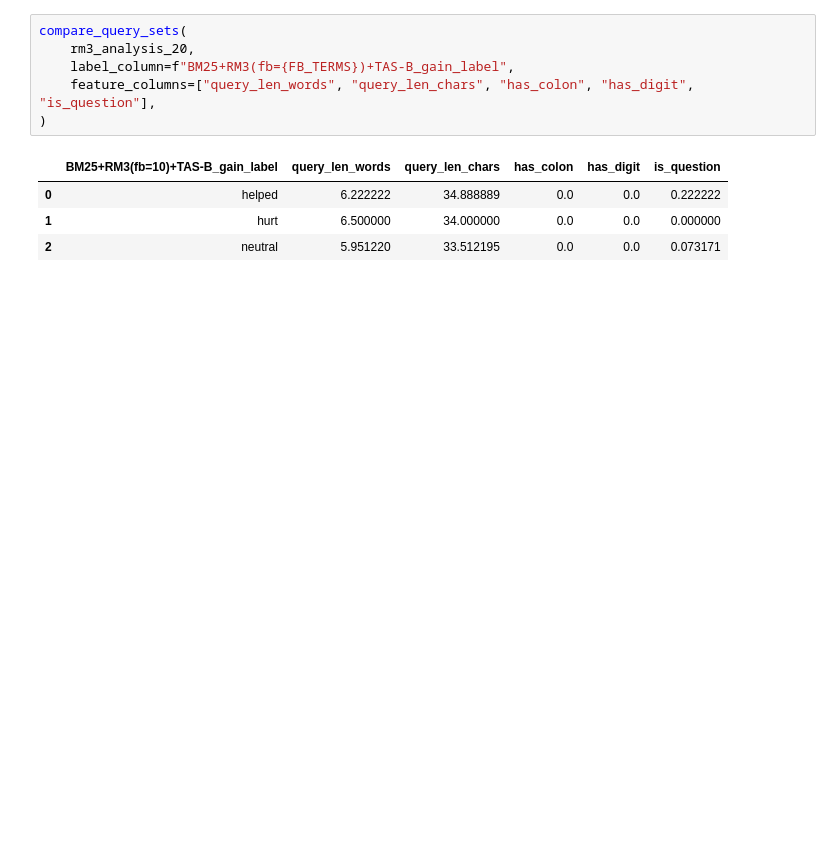
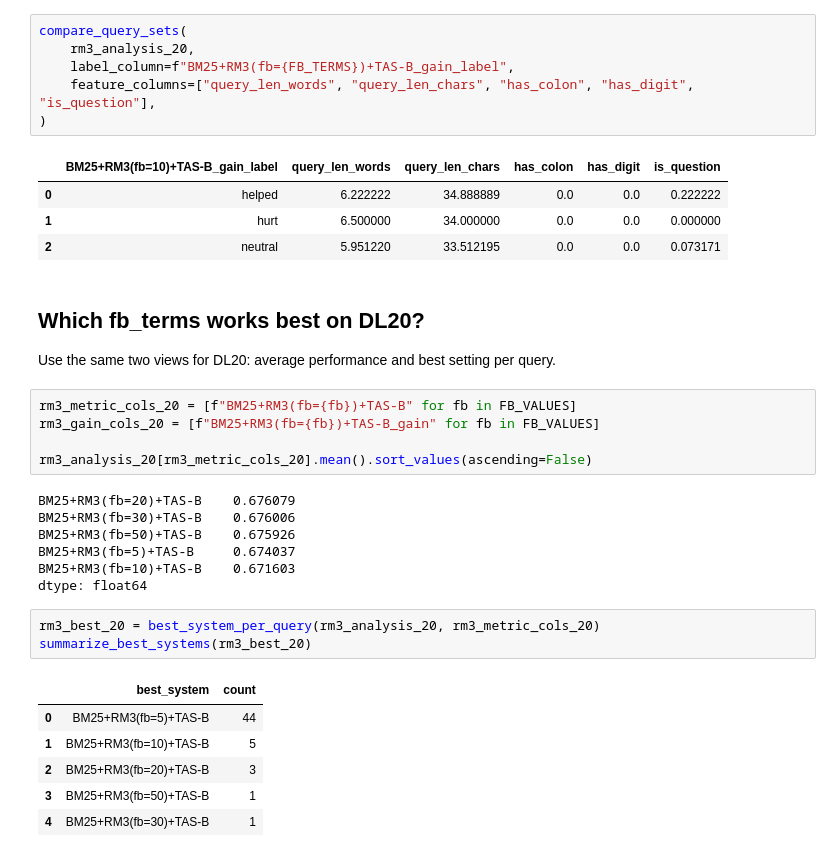
Before and after one commit to LizelotMeb/information-retrieval, a Jupyter notebook: notebooks/experiments.ipynb, the cells around one changed output. Cells and saved outputs as stored; diff of their text form; blank space fills up the shorter version.

```diff
--- a/notebooks/experiments.ipynb
+++ b/notebooks/experiments.ipynb
@@ -495,3 +626,29 @@ compare_query_sets(
 | 0 | helped | 6.222222 | 34.888889 | 0.0 | 0.0 | 0.222222 |
 | 1 | hurt | 6.500000 | 34.000000 | 0.0 | 0.0 | 0.000000 |
 | 2 | neutral | 5.951220 | 33.512195 | 0.0 | 0.0 | 0.073171 |
+# %% [markdown]
+## Which fb\_terms works best on DL20?
+
+Use the same two views for DL20: average performance and best setting per query.
+# %%
+rm3_metric_cols_20 = [f"BM25+RM3(fb={fb})+TAS-B" for fb in FB_VALUES]
+rm3_gain_cols_20 = [f"BM25+RM3(fb={fb})+TAS-B_gain" for fb in FB_VALUES]
+
+rm3_analysis_20[rm3_metric_cols_20].mean().sort_values(ascending=False)
+# %% [output]
+BM25+RM3(fb=20)+TAS-B    0.676079
+BM25+RM3(fb=30)+TAS-B    0.676006
+BM25+RM3(fb=50)+TAS-B    0.675926
+BM25+RM3(fb=5)+TAS-B     0.674037
+BM25+RM3(fb=10)+TAS-B    0.671603
+dtype: float64
+# %%
+rm3_best_20 = best_system_per_query(rm3_analysis_20, rm3_metric_cols_20)
+summarize_best_systems(rm3_best_20)
+# %% [output]
+|  | best_system | count |
+| 0 | BM25+RM3(fb=5)+TAS-B | 44 |
+| 1 | BM25+RM3(fb=10)+TAS-B | 5 |
+| 2 | BM25+RM3(fb=20)+TAS-B | 3 |
+| 3 | BM25+RM3(fb=50)+TAS-B | 1 |
+| 4 | BM25+RM3(fb=30)+TAS-B | 1 |
```
Also changed, not shown: parts of 21 cells of this notebook, 1 other file.
